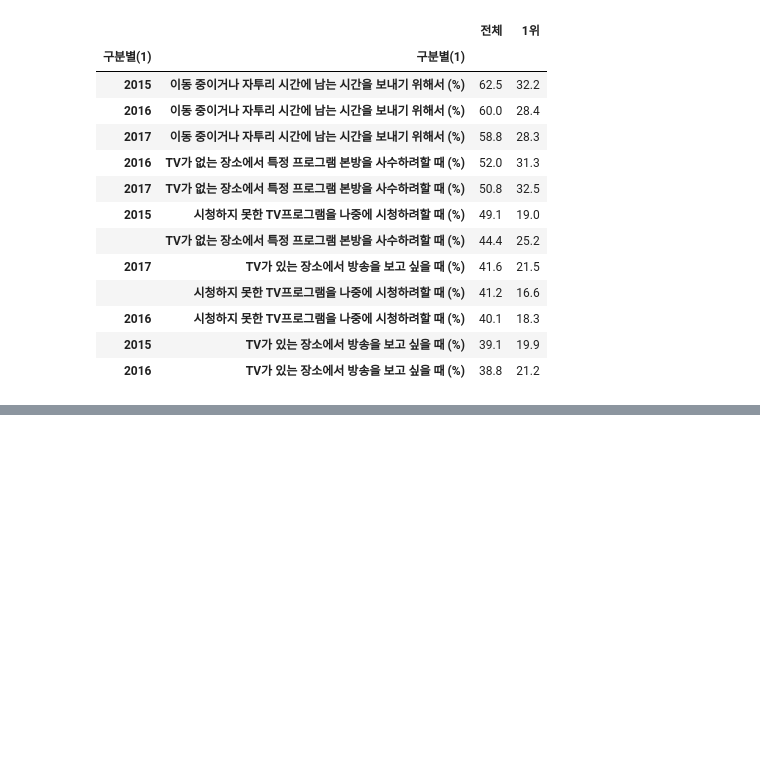
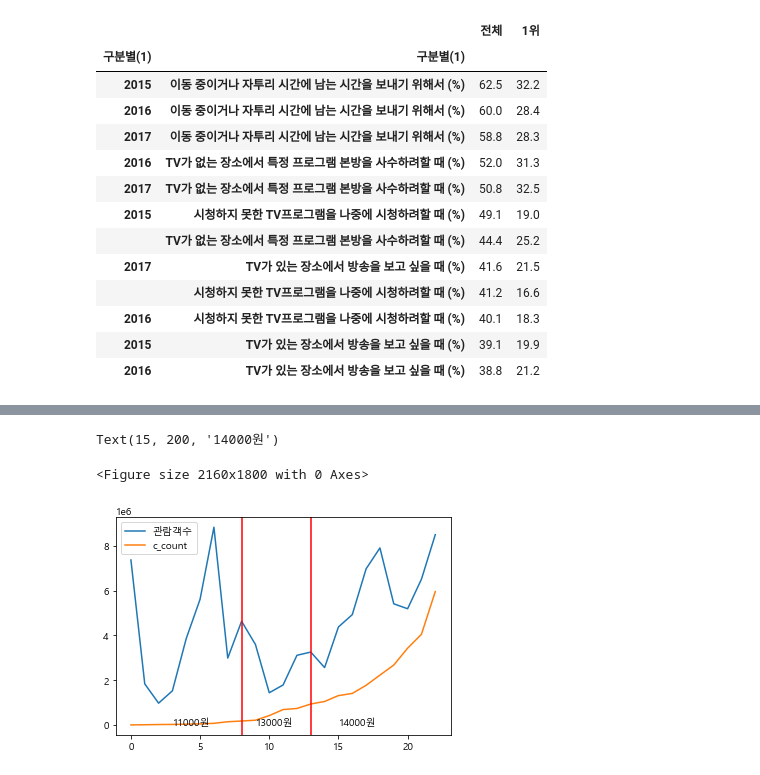
Before and after one commit to tada-data/teamproject-mid, a Jupyter notebook: 중간프로젝트데이터간단하게Review.ipynb, the cells around one changed output, grey strips where cells are left out. Cells and saved outputs as stored; diff of their text form; code cells hidden in the pictures; blank space fills up the shorter version.

```diff
--- a/중간프로젝트데이터간단하게Review.ipynb
+++ b/중간프로젝트데이터간단하게Review.ipynb
@@ -661,0 +817,6 @@ when.T.sort_values(by="전체", ascending=False)
+# %%
+corona["년월"]=index
+corona = corona.iloc[:,3:5]
+# %%
+total3 = total2.merge(corona, left_on="년월", right_on="년월")
+total3
@@ -661,0 +841,24 @@ when.T.sort_values(by="전체", ascending=False)
+# %%
+plt.figure(figsize=(30, 25))
+
+total3.plot()
+plt.axvline(x=8, color = "r")
+plt.axvline(x=13, color = "r")
+plt.text(3, 5, "11000원")
+plt.text(9, 200, "13000원")
+plt.text(15,200, "14000원")
+
+
+# 2000.12월 6000 >7000원,
+# 2008.5월 8000원
+# 2009.7월 9000원
+# 2013.2월 10000원
+# 2014.2월 10000원(2D, 3D차등제 실시)
+# 2016.4월 11000원(프라임존)
+# 2018.4월 12000원(프라임존)
+# 2020.10월 13000원(좌석 차등제 폐지)
+# 2021.3월 14000원
+# %% [output]
+Text(15, 200, '14000원')
+<Figure size 2160x1800 with 0 Axes>
+[figure, added]
```
Also changed, not shown: parts of 24 cells of this notebook, 13 other files.
